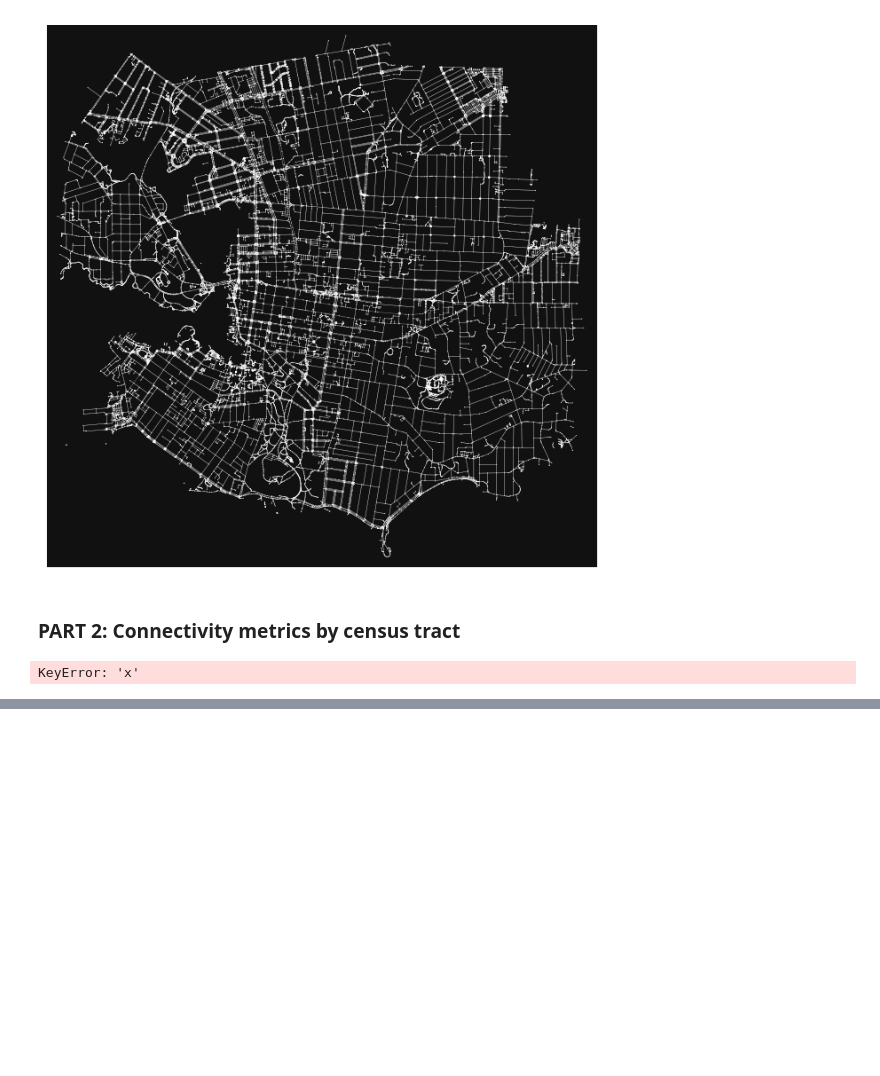
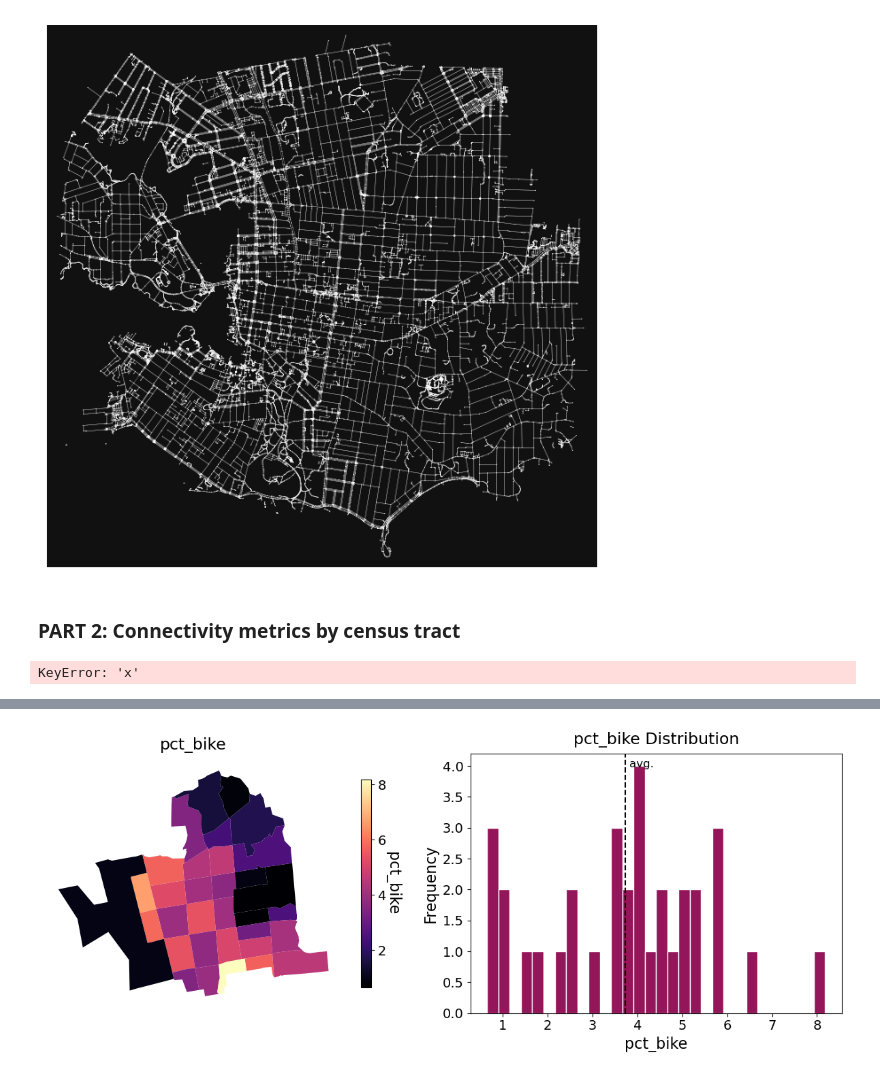
Before and after one commit to chaser-jzx/low_stress_network_quality, a Jupyter notebook: LTS_OSM.ipynb, the cells around one changed output, grey strips where cells are left out. Drawn from its saved outputs; the diff is of its cells as text; code cells hidden in the pictures; blank space fills up the shorter version.

```diff
--- a/LTS_OSM.ipynb
+++ b/LTS_OSM.ipynb
@@ -437,4 +430,32 @@ ax.axis("off")
 KeyError: 'x'
 # %%
 ## import census tracts
-## select ways/nodes within census tract
+
+import pycen
+from pycen import explore, acquire
+import pandas as pd
+
+pycen_place = "Berkeley city"
+pycen_state = "CA"
+dataset = "acs5"
+year = 2019  # keep consistent across pycen calls
+
+# Output
+out_gpkg = "sanjose_voronoi_population_pycen.gpkg"
+
+
+tracts = acquire.get_censhp(
+    variables=['B08301_018E',"B01003_001E"],
+    geography="tract",
+    place=pycen_place,
+    state=pycen_state,
+    dataset=dataset,
+    year=year
+).rename(columns={'B08301_018E': "total_bike","B01003_001E":"total_pop"})
+
+tracts["total_bike"] = pd.to_numeric(tracts["total_bike"], errors="coerce").fillna(0)
+tracts['pct_bike']=tracts['total_bike']/tracts["total_pop"] *100
+
+
+# Quick look
+tracts[["total_bike", "geometry"]].head()
@@ -440,0 +476,5 @@ KeyError: 'x'
+# %%
+## quick visualization
+acquire.quick_viz(tracts, "pct_bike")
+# %% [output]
+[figure, added]
```
Also changed, not shown: parts of 15 cells of this notebook, 1 other file.
